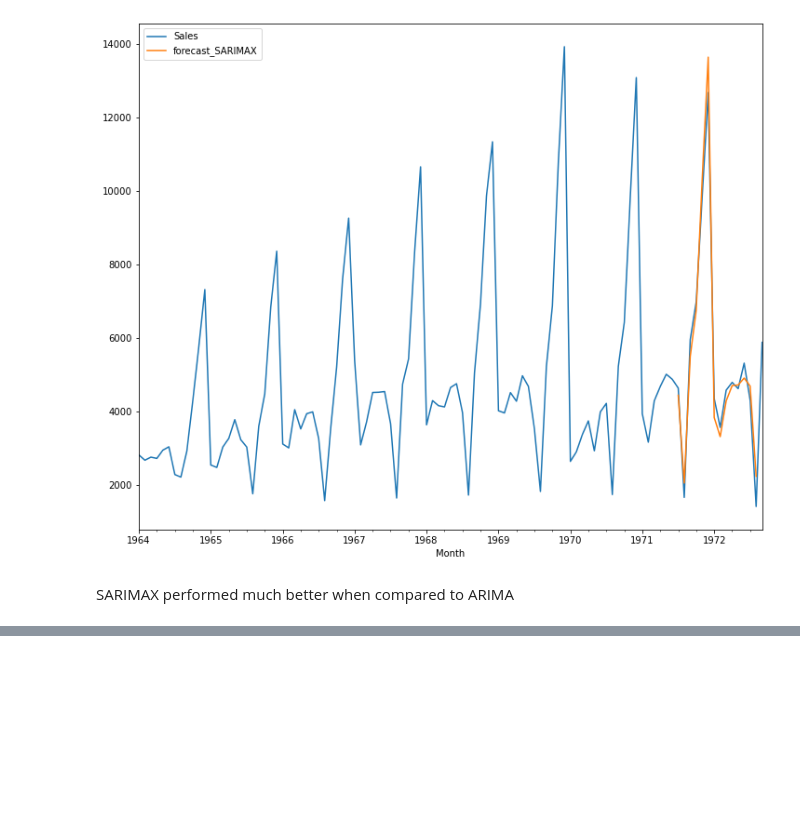
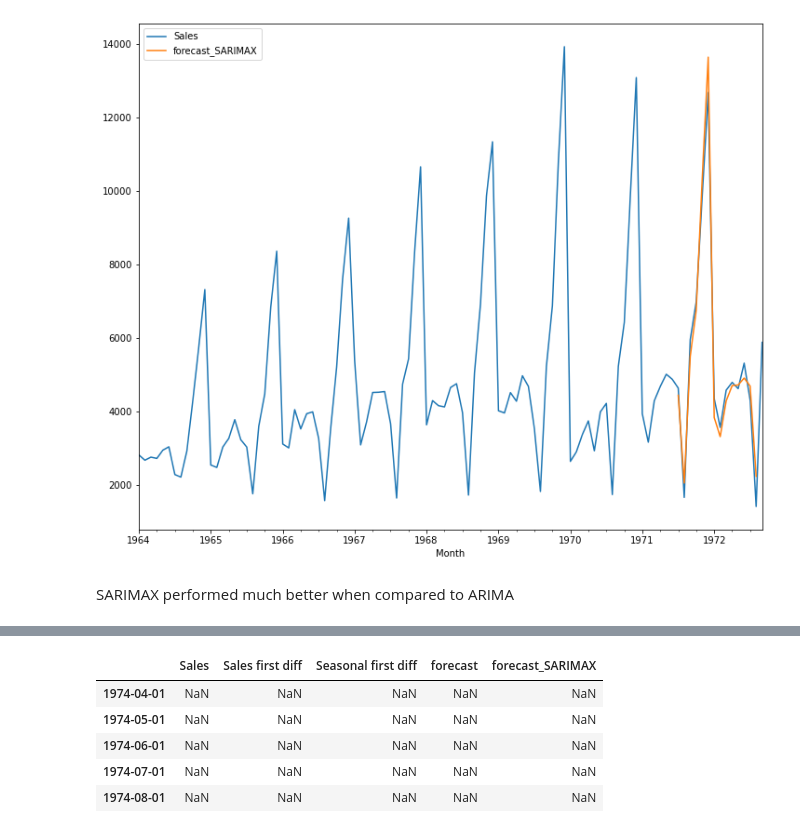
Before and after one commit to puneetsran/time_series_sales, a Jupyter notebook: time_series_champagne.ipynb, the cells around one changed output, grey strips where cells are left out. Saved outputs shown, nothing was run; the diff lists cells and outputs as text; code cells hidden in the pictures; blank space fills up the shorter version.

```diff
--- a/time_series_champagne.ipynb
+++ b/time_series_champagne.ipynb
@@ -417,0 +452,9 @@ SARIMAX performed much better when compared to ARIMA
+# %%
+future_dataset.tail()
+# %% [output]
+|  | Sales | Sales first diff | Seasonal first diff | forecast | forecast_SARIMAX |
+| 1974-04-01 | NaN | NaN | NaN | NaN | NaN |
+| 1974-05-01 | NaN | NaN | NaN | NaN | NaN |
+| 1974-06-01 | NaN | NaN | NaN | NaN | NaN |
+| 1974-07-01 | NaN | NaN | NaN | NaN | NaN |
+| 1974-08-01 | NaN | NaN | NaN | NaN | NaN |
```
Also changed, not shown: parts of 12 cells of this notebook.
